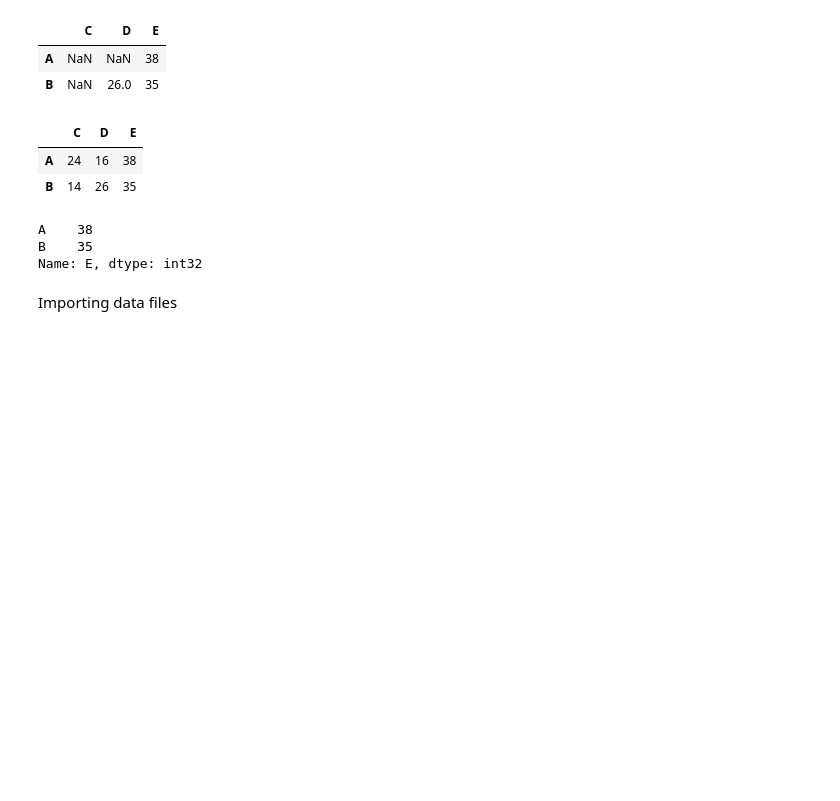
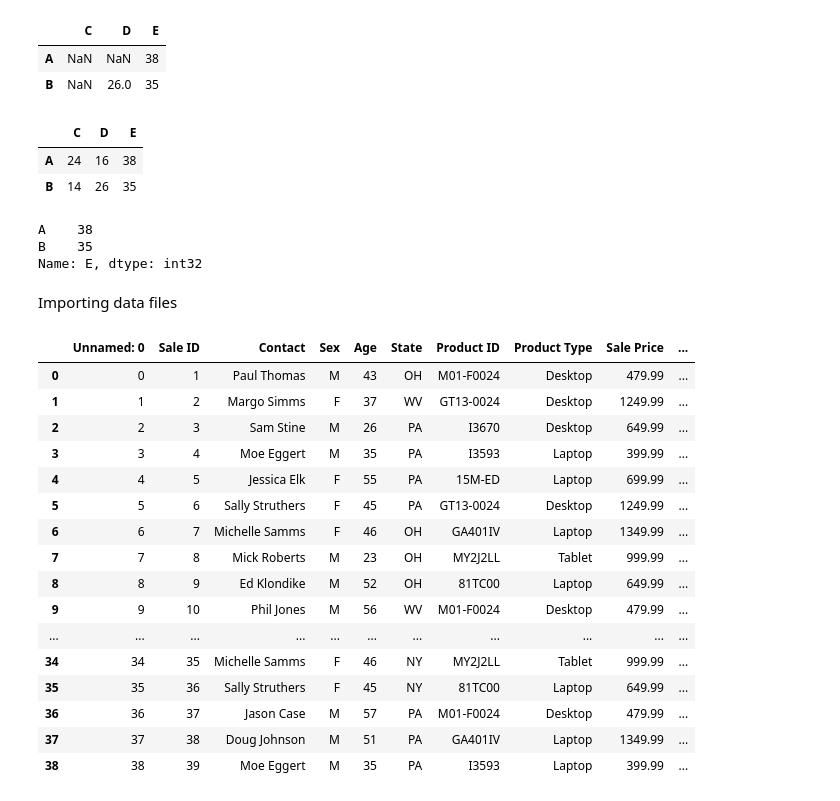
Before and after one commit to TabotCharlesBessong/pythonFramworks, a Jupyter notebook: Pandas/readingRetrieving.ipynb, the cells around one changed output. Saved outputs shown, nothing was run; the diff lists cells and outputs as text; code cells hidden in the pictures; blank space fills up the shorter version.

```diff
--- a/Pandas/readingRetrieving.ipynb
+++ b/Pandas/readingRetrieving.ipynb
@@ -59,0 +58,25 @@ import pymysql
+# %%
+import pymysql
+import numpy as np
+import pandas as pd
+cs_df = pd.read_csv('computerSales.csv')
+
+cs_df
+# %% [output]
+|  | Unnamed: 0 | Sale ID | Contact | Sex | Age | State | Product ID | Product Type | Sale Price | ... |
+| 0 | 0 | 1 | Paul Thomas | M | 43 | OH | M01-F0024 | Desktop | 479.99 | ... |
+| 1 | 1 | 2 | Margo Simms | F | 37 | WV | GT13-0024 | Desktop | 1249.99 | ... |
+| 2 | 2 | 3 | Sam Stine | M | 26 | PA | I3670 | Desktop | 649.99 | ... |
+| 3 | 3 | 4 | Moe Eggert | M | 35 | PA | I3593 | Laptop | 399.99 | ... |
+| 4 | 4 | 5 | Jessica Elk | F | 55 | PA | 15M-ED | Laptop | 699.99 | ... |
+| 5 | 5 | 6 | Sally Struthers | F | 45 | PA | GT13-0024 | Desktop | 1249.99 | ... |
+| 6 | 6 | 7 | Michelle Samms | F | 46 | OH | GA401IV | Laptop | 1349.99 | ... |
+| 7 | 7 | 8 | Mick Roberts | M | 23 | OH | MY2J2LL | Tablet | 999.99 | ... |
+| 8 | 8 | 9 | Ed Klondike | M | 52 | OH | 81TC00 | Laptop | 649.99 | ... |
+| 9 | 9 | 10 | Phil Jones | M | 56 | WV | M01-F0024 | Desktop | 479.99 | ... |
+| ... | ... | ... | ... | ... | ... | ... | ... | ... | ... | ... |
+| 34 | 34 | 35 | Michelle Samms | F | 46 | NY | MY2J2LL | Tablet | 999.99 | ... |
+| 35 | 35 | 36 | Sally Struthers | F | 45 | NY | 81TC00 | Laptop | 649.99 | ... |
+| 36 | 36 | 37 | Jason Case | M | 57 | PA | M01-F0024 | Desktop | 479.99 | ... |
+| 37 | 37 | 38 | Doug Johnson | M | 51 | PA | GA401IV | Laptop | 1349.99 | ... |
+| 38 | 38 | 39 | Moe Eggert | M | 35 | PA | I3593 | Laptop | 399.99 | ... |
```
Also changed, not shown: parts of 5 cells of this notebook, 3 other files.
